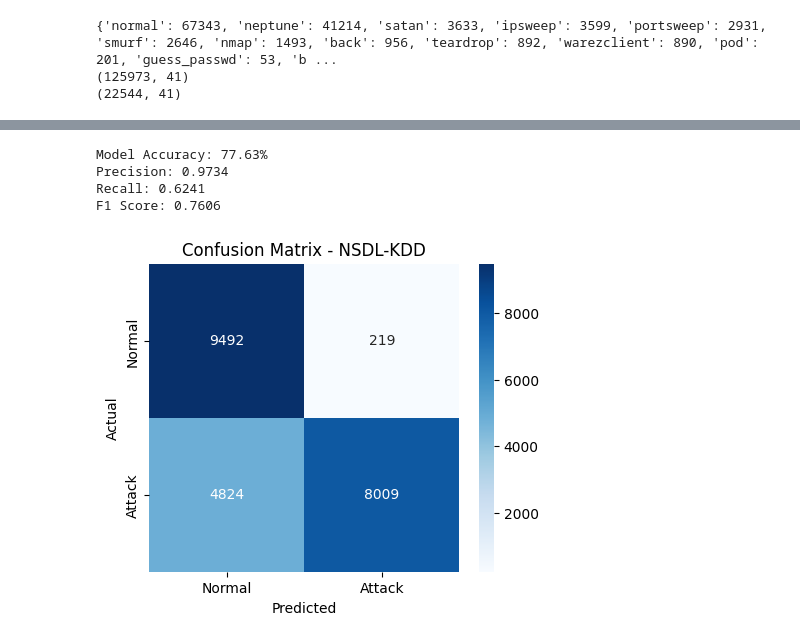
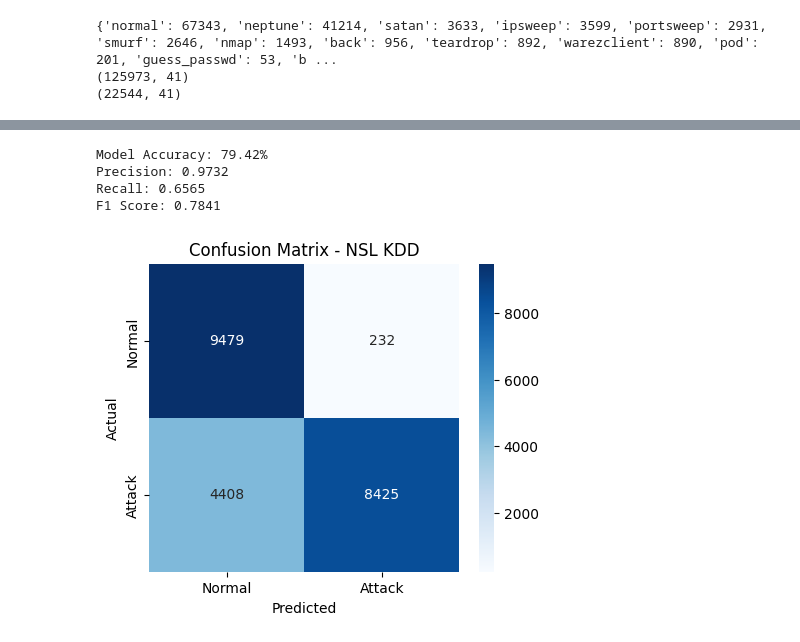
Before and after one commit to Satvik0110/Network-Intrusion-Detector, a Jupyter notebook: NID_using_KNN.ipynb, the cells around one changed output, grey strips where cells are left out. Cells and saved outputs as stored; diff of their text form; code cells hidden in the pictures.

```diff
--- a/NID_using_KNN.ipynb
+++ b/NID_using_KNN.ipynb
@@ -138,9 +113,3 @@ X = scaler.fit_transform(X)
 
 # 80% train, 20% test dataset split
 X_train, X_test, y_train, y_test = train_test_split(X, y, test_size=0.2, random_state=42)
-# %%
-knn = KNNClassifier(k=5)
-knn.fit(X_train, y_train)
-y_pred= knn.predict(X_test)
-
-calculateAndDisplayEvaluationMetrics(y_test, y_pred, "Confusion Matrix - KDD Cup '99" )
@@ -153,8 +162,13 @@ F1 Score: 0.9970
 # %%
-knn = KNeighborsClassifier(n_neighbors=5)  # You can tune 'n_neighbors'
-knn.fit(X_train, y_train)
+#Displaying metrics with best configuration, as found above
+
+pca = PCA(n_components=best_n_components)
+X_train_pca = pca.fit_transform(X_train)
+X_test_pca = pca.transform(X_test)
+knn = KNeighborsClassifier(n_neighbors=best_k, n_jobs=-1)  # You can tune 'n_neighbors'
+knn.fit(X_train_pca, y_train)
 
 # Predict
-y_pred = knn.predict(X_test)
+y_pred = knn.predict(X_test_pca)
 calculateAndDisplayEvaluationMetrics(y_test, y_pred, "Confusion Matrix - KDD Cup '99" )
 # %% [output]
@@ -218,9 +232,3 @@ print(X_test.shape)
 {'normal': 67343, 'neptune': 41214, 'satan': 3633, 'ipsweep': 3599, 'portsweep': 2931, 'smurf': 2646, 'nmap': 1493, 'back': 956, 'teardrop': 892, 'warezclient': 890, 'pod': 201, 'guess_passwd': 53, 'b ...
 (125973, 41)
 (22544, 41)
-# %%
-knn = KNNClassifier(k=5)
-knn.fit(X_train, y_train)
-y_pred= knn.predict(X_test)
-
-calculateAndDisplayEvaluationMetrics(y_test, y_pred, "Confusion Matrix - NSDL-KDD")
@@ -233,14 +281,18 @@ F1 Score: 0.7606
 # %%
-knn = KNeighborsClassifier(n_neighbors=5)  # You can tune 'n_neighbors'
-knn.fit(X_train, y_train)
+#Displaying metrics with best configuration, as found above
+
+pca = PCA(n_components=best_n_components)
+X_train_pca = pca.fit_transform(X_train)
+X_test_pca = pca.transform(X_test)
+knn = KNeighborsClassifier(n_neighbors=best_k, n_jobs=-1)  # You can tune 'n_neighbors'
+knn.fit(X_train_pca, y_train)
 
 # Predict
-y_pred = knn.predict(X_test)
-
-calculateAndDisplayEvaluationMetrics(y_test, y_pred, "Confusion Matrix - NSDL-KDD")
+y_pred = knn.predict(X_test_pca)
+calculateAndDisplayEvaluationMetrics(y_test, y_pred, "Confusion Matrix - NSL KDD" )
 # %% [output]
-Model Accuracy: 77.63%
-Precision: 0.9734
-Recall: 0.6241
-F1 Score: 0.7606
+Model Accuracy: 79.42%
+Precision: 0.9732
+Recall: 0.6565
+F1 Score: 0.7841
-[figure, old version]
+[figure, new version]
```
Also changed, not shown: parts of 12 cells of this notebook.
